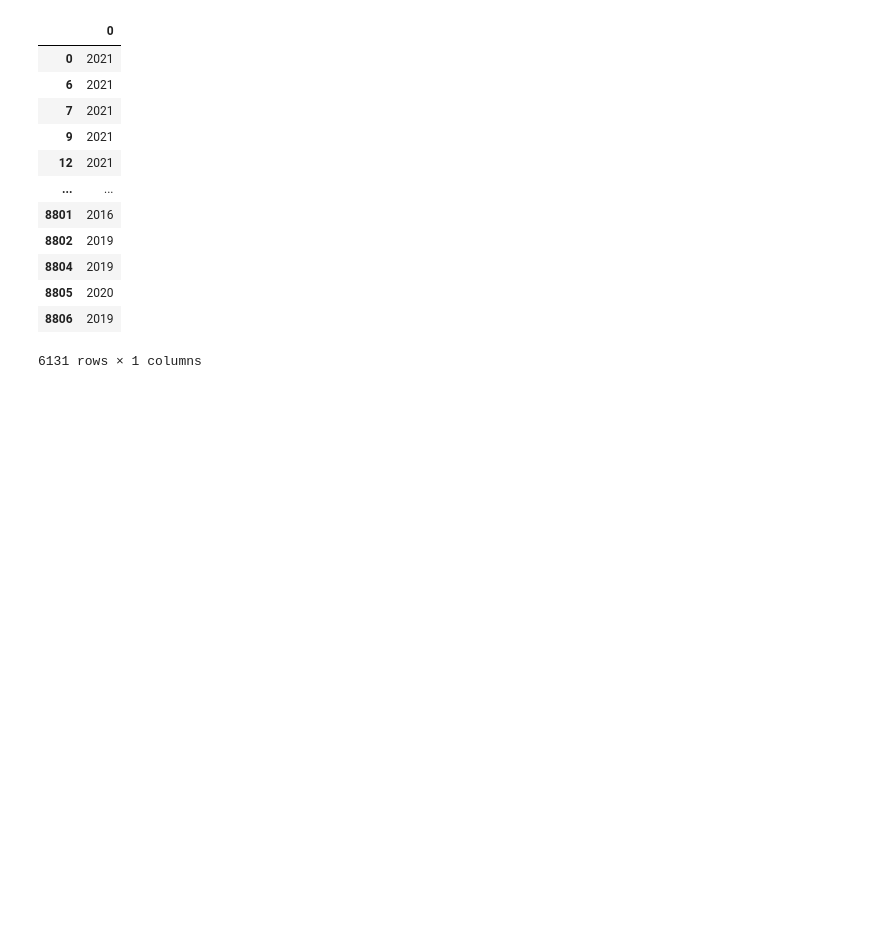
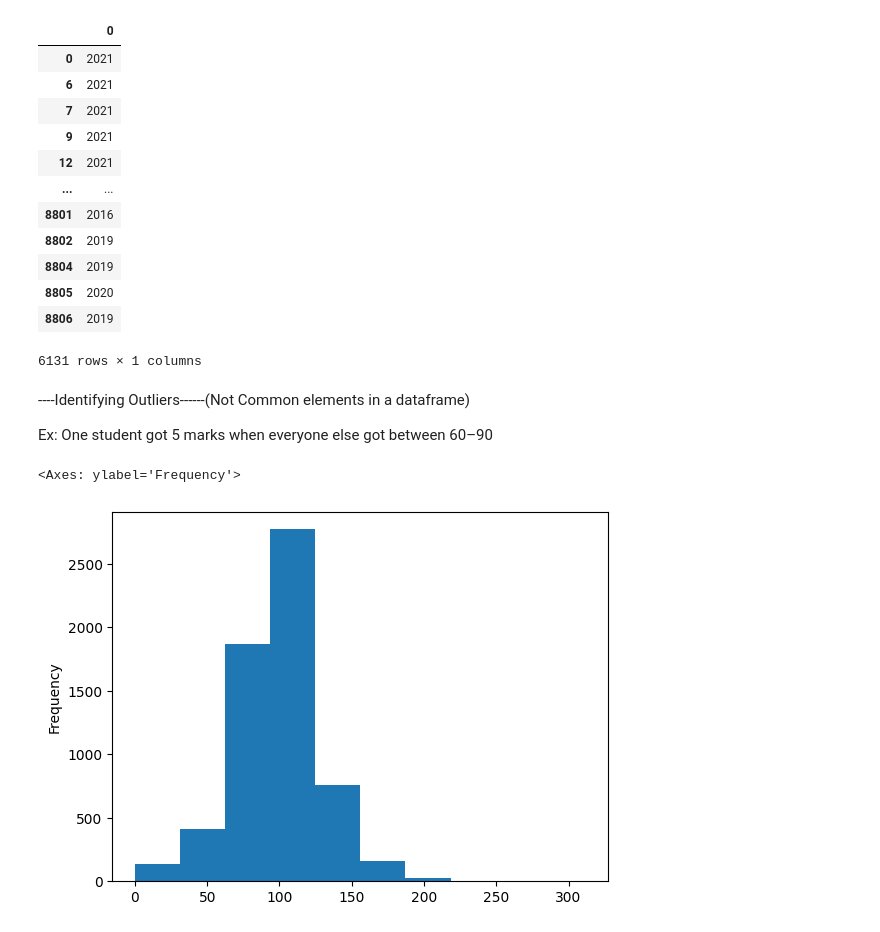
Before and after one commit to DiilaNa/Data_Science_with-Pandas, a Jupyter notebook: Project-3/DataCleaningWithPandas.ipynb, the cells around one changed output. Saved outputs shown, nothing was run; the diff lists cells and outputs as text; code cells hidden in the pictures; blank space fills up the shorter version.

Commit message:
Identifying outliers with histogram and boxplot

```diff
--- a/Project-3/DataCleaningWithPandas.ipynb
+++ b/Project-3/DataCleaningWithPandas.ipynb
@@ -338,3 +338,16 @@ df_movie['date_added'].str.extract(r'(\d{4})')
 | 8805 | 2020 |
 | 8806 | 2019 |
 6131 rows × 1 columns
+# %% [markdown]
+----Identifying Outliers------(Not Common elements in a dataframe)
+
+Ex: One student got 5 marks when everyone else got between 60–90
+# %%
+# Using histograms to identify outliers within numeric data
+
+# make histogram with pandas
+
+df_movie['minute'].plot(kind='hist',bins=10)
+# %% [output]
+<Axes: ylabel='Frequency'>
+[figure, added]
```
Also changed, not shown: parts of 7 cells of this notebook.
